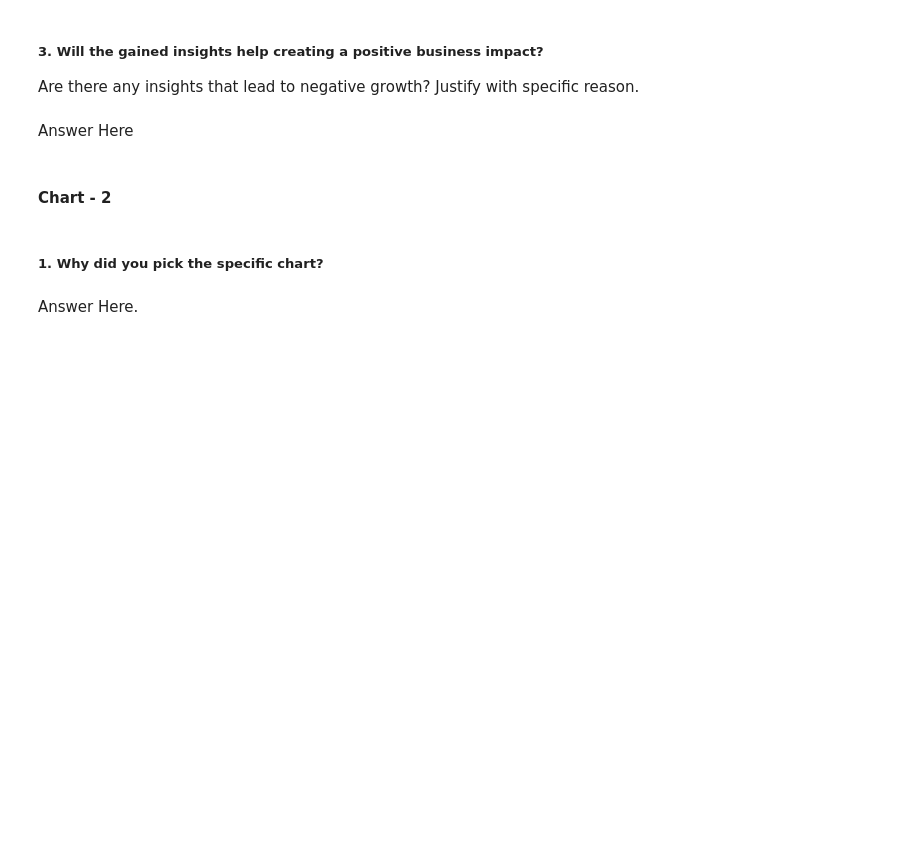
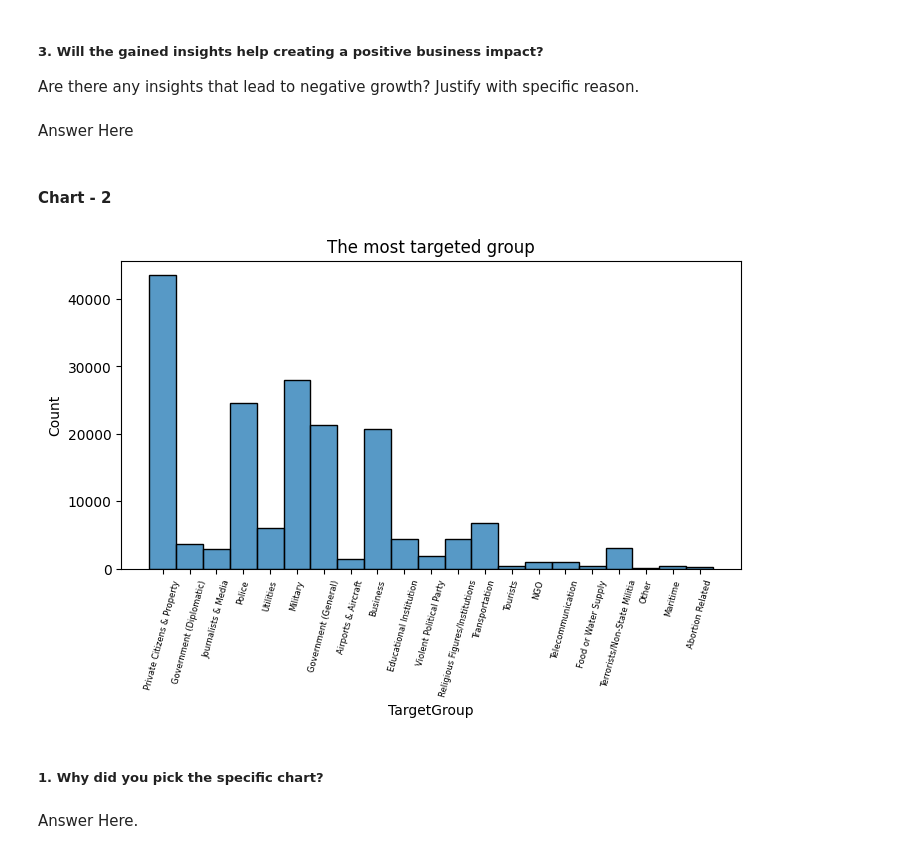
Before and after one commit to imyush11/-EDA-CAPSTONE-, a Jupyter notebook: EDA_Global_Terrorism_Dataset_Project.ipynb, the cells around one changed output. Cells and saved outputs as stored; diff of their text form; code cells hidden in the pictures; blank space fills up the shorter version.

```diff
--- a/EDA_Global_Terrorism_Dataset_Project.ipynb
+++ b/EDA_Global_Terrorism_Dataset_Project.ipynb
@@ -348,3 +362,24 @@ Answer Here
+# %%
+# Chart - 2 visualization code
+# Geting the data
+targetgroup = df[df["TargetGroup"] != "Unknown"]
+
+# Creating a figure and setting the figure size
+plt.figure(figsize=(8,4))
+
+# Creating a histogram
+sns.histplot(data=targetgroup, x="TargetGroup")
+
+# Adding a title
+plt.title("The most targeted group")
+
+# Setting the rotation and fontsize of the xticks
+plt.xticks(rotation=75,fontsize=6)
+
+# Showing the plot
+plt.show()
+# %% [output]
+[figure, added]
 # %% [markdown]
 ##### 1. Why did you pick the specific chart?
 # %% [markdown]
```
Also changed, not shown: parts of 223 cells of this notebook.
